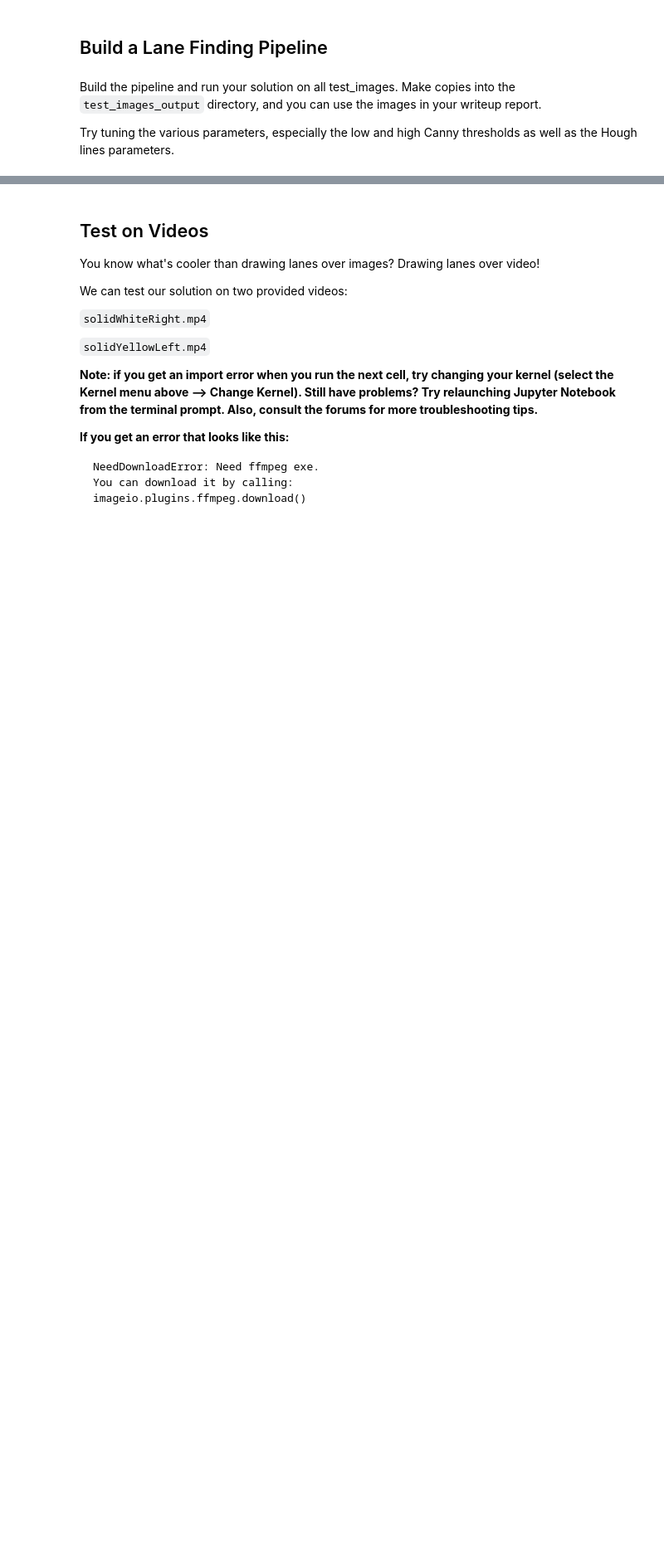
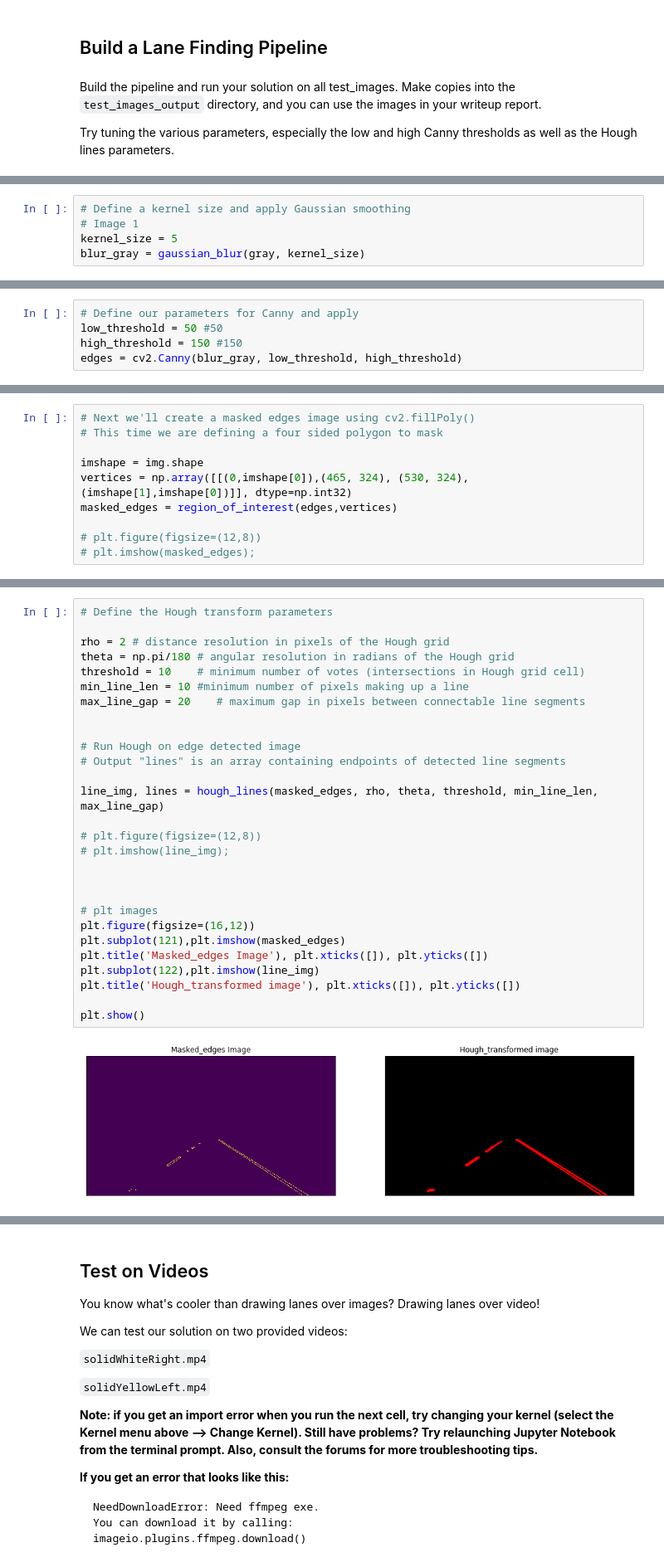
Before and after one commit to Nyarish/Finding-Lane-Lines-on-the-Road, a Jupyter notebook: P1.ipynb, the cells around one changed output, grey strips where cells are left out. Shown at 83% size. Cells and saved outputs as stored; diff of their text form; blank space fills up the shorter version.

```diff
--- a/P1.ipynb
+++ b/P1.ipynb
@@ -197,0 +242,5 @@ Try tuning the various parameters, especially the low and high Canny thresholds
+# %%
+# Define a kernel size and apply Gaussian smoothing
+# Image 1
+kernel_size = 5
+blur_gray = gaussian_blur(gray, kernel_size)
@@ -197,0 +249,5 @@ Try tuning the various parameters, especially the low and high Canny thresholds
+# %%
+# Define our parameters for Canny and apply
+low_threshold = 50 #50
+high_threshold = 150 #150
+edges = cv2.Canny(blur_gray, low_threshold, high_threshold)
@@ -197,0 +256,10 @@ Try tuning the various parameters, especially the low and high Canny thresholds
+# %%
+# Next we'll create a masked edges image using cv2.fillPoly()
+# This time we are defining a four sided polygon to mask
+
+imshape = img.shape
+vertices = np.array([[(0,imshape[0]),(465, 324), (530, 324), (imshape[1],imshape[0])]], dtype=np.int32)
+masked_edges = region_of_interest(edges,vertices)
+
+# plt.figure(figsize=(12,8))
+# plt.imshow(masked_edges);
@@ -197,0 +268,30 @@ Try tuning the various parameters, especially the low and high Canny thresholds
+# %%
+# Define the Hough transform parameters
+
+rho = 2 # distance resolution in pixels of the Hough grid
+theta = np.pi/180 # angular resolution in radians of the Hough grid
+threshold = 10    # minimum number of votes (intersections in Hough grid cell)
+min_line_len = 10 #minimum number of pixels making up a line
+max_line_gap = 20    # maximum gap in pixels between connectable line segments
+
+
+# Run Hough on edge detected image
+# Output "lines" is an array containing endpoints of detected line segments
+
+line_img, lines = hough_lines(masked_edges, rho, theta, threshold, min_line_len, max_line_gap)
+
+# plt.figure(figsize=(12,8))
+# plt.imshow(line_img);
+
+
+
+# plt images
+plt.figure(figsize=(16,12))
+plt.subplot(121),plt.imshow(masked_edges)
+plt.title('Masked_edges Image'), plt.xticks([]), plt.yticks([])
+plt.subplot(122),plt.imshow(line_img)
+plt.title('Hough_transformed image'), plt.xticks([]), plt.yticks([])
+
+plt.show()
+# %% [output]
+[figure, added]
```
Also changed, not shown: parts of 15 cells of this notebook, 1 other file.
